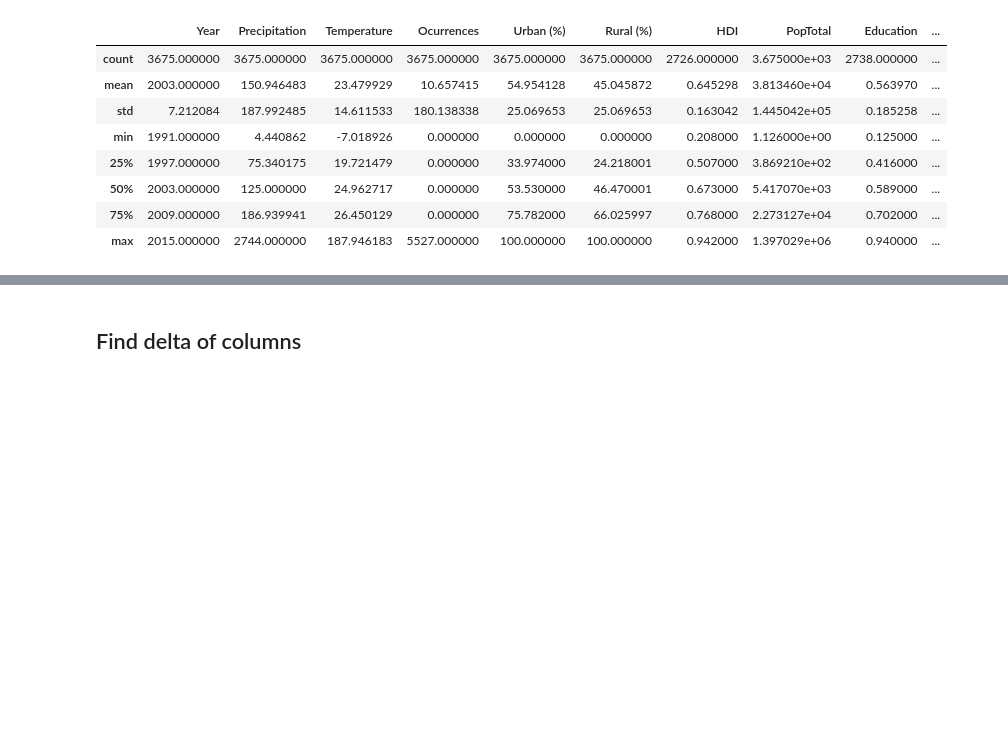
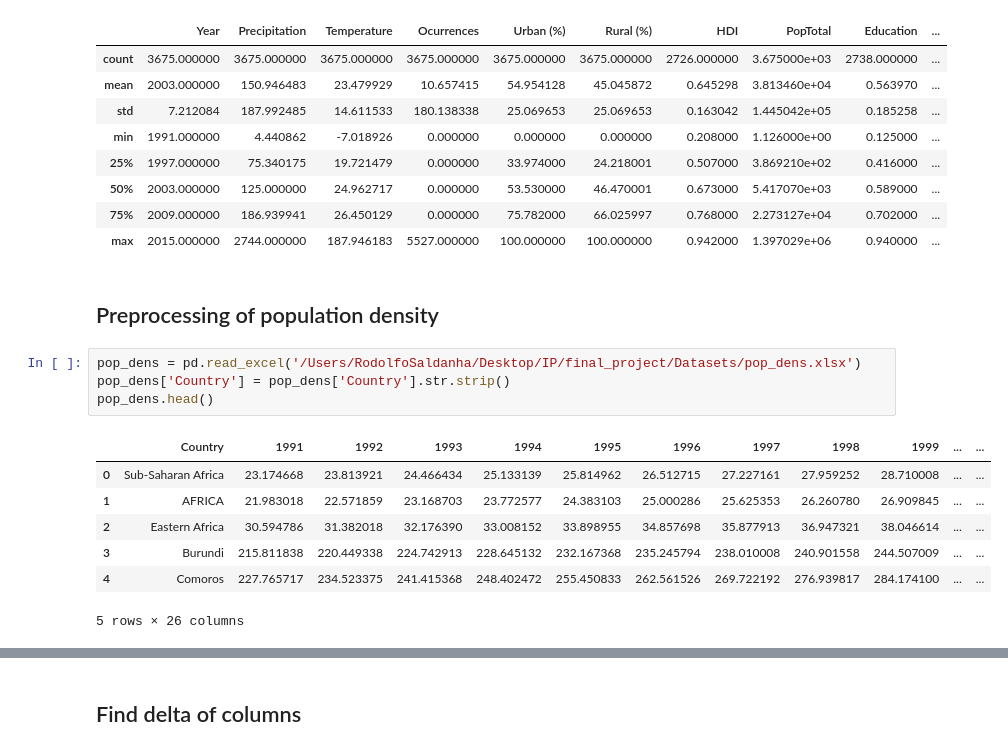
Before and after one commit to QuirkyDataScientist1978/project_dengue_fever, a Jupyter notebook: Final_Project_IP.ipynb, the cells around one changed output, grey strips where cells are left out. Cells and saved outputs as stored; diff of their text form; blank space fills up the shorter version.

```diff
--- a/Final_Project_IP.ipynb
+++ b/Final_Project_IP.ipynb
@@ -885,3 +885,17 @@ data.describe()
 | 50% | 2003.000000 | 125.000000 | 24.962717 | 0.000000 | 53.530000 | 46.470001 | 0.673000 | 5.417070e+03 | 0.589000 | ... |
 | 75% | 2009.000000 | 186.939941 | 26.450129 | 0.000000 | 75.782000 | 66.025997 | 0.768000 | 2.273127e+04 | 0.702000 | ... |
 | max | 2015.000000 | 2744.000000 | 187.946183 | 5527.000000 | 100.000000 | 100.000000 | 0.942000 | 1.397029e+06 | 0.940000 | ... |
+# %% [markdown]
+## Preprocessing of population density
+# %%
+pop_dens = pd.read_excel('/Users/RodolfoSaldanha/Desktop/IP/final_project/Datasets/pop_dens.xlsx')
+pop_dens['Country'] = pop_dens['Country'].str.strip()
+pop_dens.head()
+# %% [output]
+|  | Country | 1991 | 1992 | 1993 | 1994 | 1995 | 1996 | 1997 | 1998 | 1999 | ... | ... |
+| 0 | Sub-Saharan Africa | 23.174668 | 23.813921 | 24.466434 | 25.133139 | 25.814962 | 26.512715 | 27.227161 | 27.959252 | 28.710008 | ... | ... |
+| 1 | AFRICA | 21.983018 | 22.571859 | 23.168703 | 23.772577 | 24.383103 | 25.000286 | 25.625353 | 26.260780 | 26.909845 | ... | ... |
+| 2 | Eastern Africa | 30.594786 | 31.382018 | 32.176390 | 33.008152 | 33.898955 | 34.857698 | 35.877913 | 36.947321 | 38.046614 | ... | ... |
+| 3 | Burundi | 215.811838 | 220.449338 | 224.742913 | 228.645132 | 232.167368 | 235.245794 | 238.010008 | 240.901558 | 244.507009 | ... | ... |
+| 4 | Comoros | 227.765717 | 234.523375 | 241.415368 | 248.402472 | 255.450833 | 262.561526 | 269.722192 | 276.939817 | 284.174100 | ... | ... |
+5 rows × 26 columns
```
Also changed, not shown: parts of 12 cells of this notebook, 1 other file.
